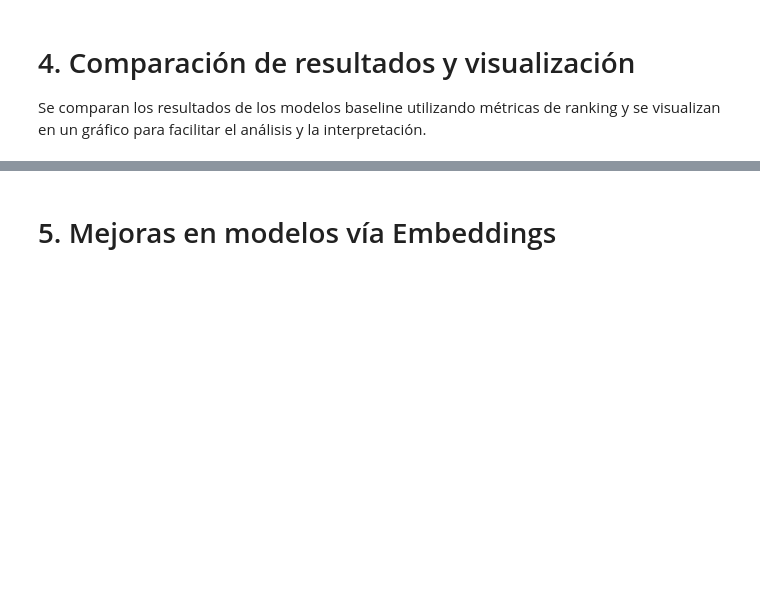
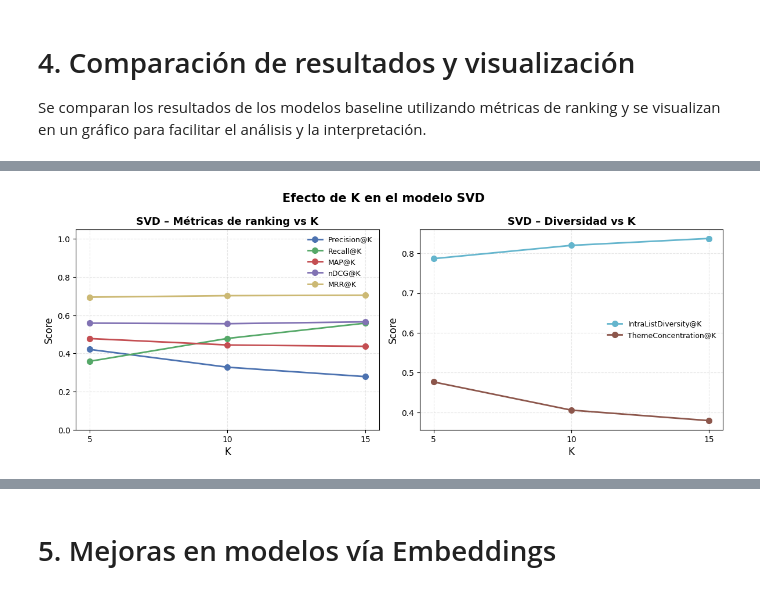
Before and after one commit to elruko/proyecto_RecSys, a Jupyter notebook: main.ipynb, the cells around one changed output, grey strips where cells are left out. Cells and saved outputs as stored; diff of their text form; code cells hidden in the pictures; blank space fills up the shorter version.

```diff
--- a/main.ipynb
+++ b/main.ipynb
@@ -771,0 +1103,2 @@ KeyboardInterrupt:
+# %%
+topn_svd_k5 = svd_topn(trainset, cands, n=5, n_factors=50, n_epochs=20, random_state=42)
@@ -771,0 +1138,2 @@ KeyboardInterrupt:
+# %%
+topn_svd_k15 = svd_topn(trainset, cands, n=15, n_factors=50, n_epochs=20, random_state=42)
@@ -1148,0 +1556,81 @@ SVD+Popular — métricas por K
+# %%
+import matplotlib.pyplot as plt
+import numpy as np
+
+# Métricas SVD para distintos K
+metrics_svd_by_k = {
+    5:  metrics_svd_k5,
+    10: metrics_svd,
+    15: metrics_svd_k15,
+}
+
+Ks = sorted(metrics_svd_by_k.keys())
+
+color_map = {
+    "Precision@K":          "#4C72B0",  # azul
+    "Recall@K":             "#55A868",  # verde
+    "MAP@K":                "#C44E52",  # rojo
+    "nDCG@K":               "#8172B3",  # morado
+    "MRR@K":                "#CCB974",  # amarillo
+    "IntraListDiversity@K": "#64B5CD",  # celeste
+    "ThemeConcentration@K": "#8C564B",  # café
+}
+
+ranking_metrics   = ["Precision@K", "Recall@K", "MAP@K", "nDCG@K", "MRR@K"]
+diversity_metrics = ["IntraListDiversity@K", "ThemeConcentration@K"]
+
+fig, axes = plt.subplots(1, 2, figsize=(12, 4.8), sharex=True)
+
+ax = axes[0]
+
+for m in ranking_metrics:
+    vals = [metrics_svd_by_k[k].get(m, np.nan) for k in Ks]
+    if all(np.isnan(vals)):
+        continue
+    ax.plot(
+        Ks, vals,
+        marker="o",
+        linewidth=2,
+        markersize=7,
+        color=color_map[m],
+        label=m
+    )
+
+ax.set_xlabel("K", fontsize=12)
+ax.set_ylabel("Score", fontsize=12)
+ax.set_title("SVD – Métricas de ranking vs K", fontsize=13, weight="bold")
+ax.grid(alpha=0.3, linestyle="--")
+ax.set_xticks(Ks)
+ax.set_ylim(0, 1.05)
+
+ax.legend(fontsize=9, frameon=False)
+
+ax2 = axes[1]
+
+for m in diversity_metrics:
+    vals = [metrics_svd_by_k[k].get(m, np.nan) for k in Ks]
+    if all(np.isnan(vals)):
+        continue
+    ax2.plot(
+        Ks, vals,
+        marker="o",
+        linewidth=2,
+        markersize=7,
+        color=color_map[m],
+        label=m
+    )
+
+ax2.set_xlabel("K", fontsize=12)
+ax2.set_ylabel("Score", fontsize=12)
+ax2.set_title("SVD – Diversidad vs K", fontsize=13, weight="bold")
+ax2.grid(alpha=0.3, linestyle="--")
+ax2.set_xticks(Ks)
+
+ax2.legend(fontsize=9, frameon=False)
+
+plt.suptitle("Efecto de K en el modelo SVD", fontsize=15, weight="bold")
+plt.tight_layout()
+plt.savefig("figs/metricas/svd_vs_k.png", dpi=300, bbox_inches="tight")
+plt.show()
+# %% [output]
+[figure, added]
```
Also changed, not shown: parts of 42 cells of this notebook, 22 other files.
